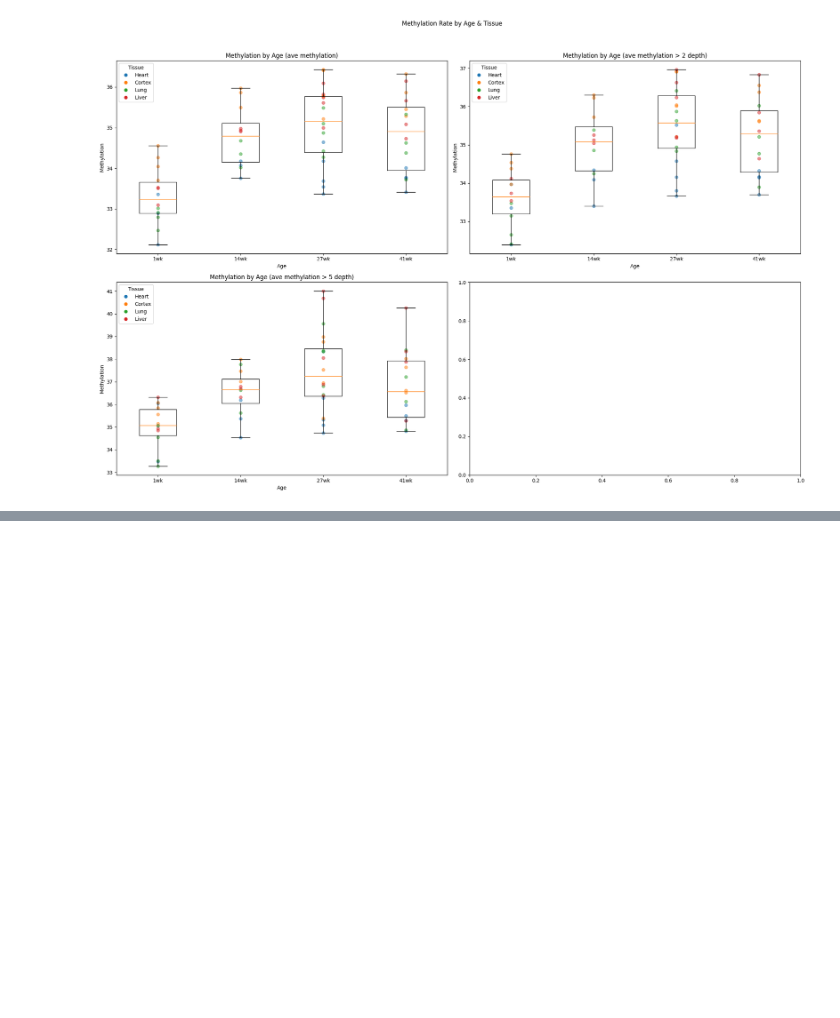
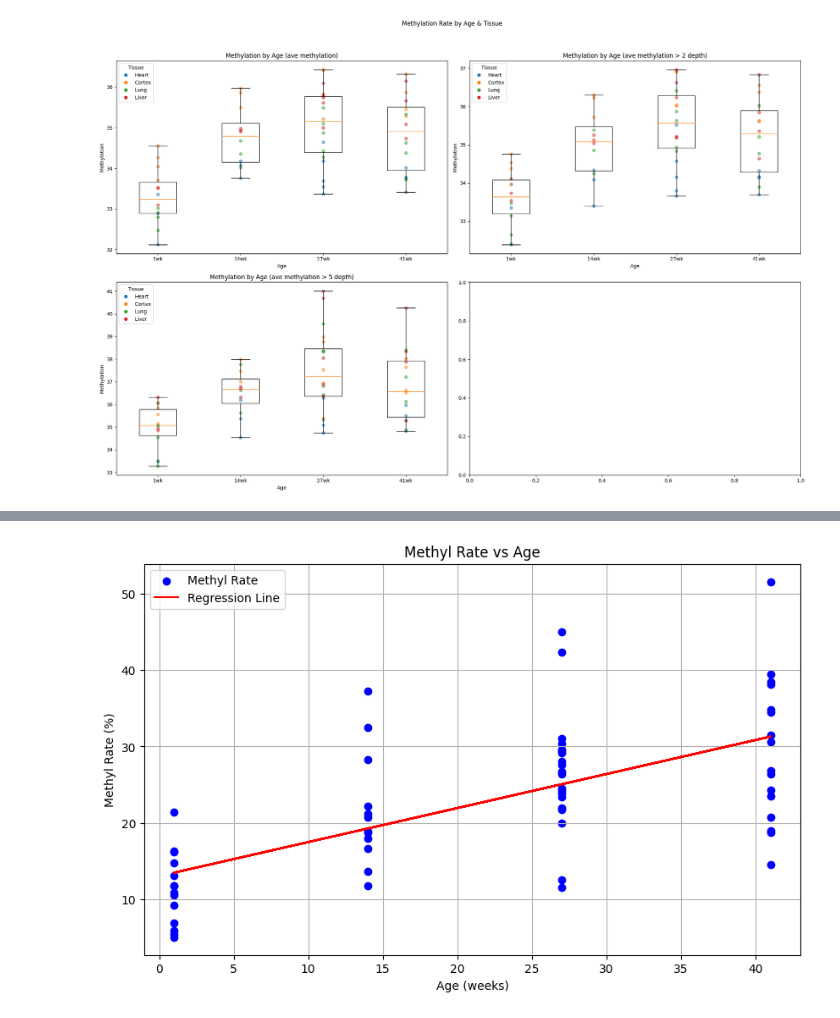
Before and after one commit to hunterDRuebsamen/Bioinformatic_Lab-1, a Jupyter notebook: methyl_analysis.ipynb, the cells around one changed output, grey strips where cells are left out. Saved outputs shown, nothing was run; the diff lists cells and outputs as text; code cells hidden in the pictures; blank space fills up the shorter version.

```diff
--- a/methyl_analysis.ipynb
+++ b/methyl_analysis.ipynb
@@ -365,3 +365,19 @@ plt.tight_layout(rect=[0, 0.03, 1, 0.95])
 plt.show()
 # %% [output]
 [figure]
+# %%
+def read_sample_file(sample_file_path: str):
+    """
+    Reads the 'Bismark coverage' .cov.gz file from the mouse tissue sample
+
+    Returns:
+    - df (pd.DataFrame): methylation data for mouse tissue sample
+    """
+    sample_files = []
+    for filename in os.listdir(sample_file_path):
+            sample_files.append(filename)
+    return sample_files
+
+samples_directory = "data/GSE93957_RAW"
+
+sample_list = read_sample_file(samples_directory)
@@ -367,0 +431,33 @@ plt.show()
+# %%
+from sklearn.linear_model import LinearRegression
+import numpy as np
+
+# We will continue using the same DataFrame 'df' as defined earlier
+
+# Initialize the linear regression model
+linear_regressor = LinearRegression()
+
+# Fit the model
+X = chr8_df['age'].values.reshape(-1,1)  # Features (independent variable)
+y = chr8_df['methyl rate'].values  # Target (dependent variable)
+linear_regressor.fit(X, y)
+
+# Predict the values
+y_pred = linear_regressor.predict(X)
+
+unique_tissues = chr8_df['tissue'].unique()
+color_map = {tissue: f'C{i}' for i, tissue in enumerate(unique_tissues)}
+
+# Now we'll create a scatter and line graph of methyl rate vs age using matplotlib with the regression line
+plt.figure(figsize=(10, 6))
+plt.scatter(chr8_df['age'], chr8_df['methyl rate'], color='blue', label='Methyl Rate')
+plt.plot(chr8_df['age'], y_pred, color='red', label='Regression Line')  # Linear regression line
+
+plt.title('Methyl Rate vs Age')
+plt.xlabel('Age (weeks)')
+plt.ylabel('Methyl Rate (%)')
+plt.legend()
+plt.grid(True)
+plt.show()
+# %% [output]
+[figure, added]
```
Also changed, not shown: parts of 3 cells of this notebook, 4 other files.
